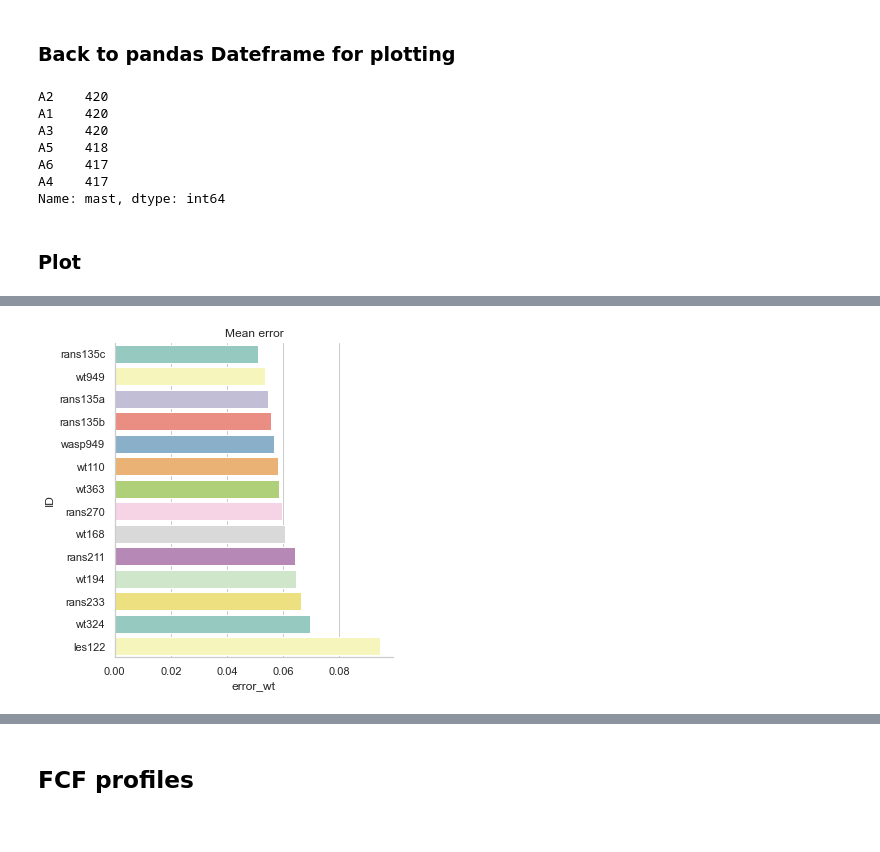
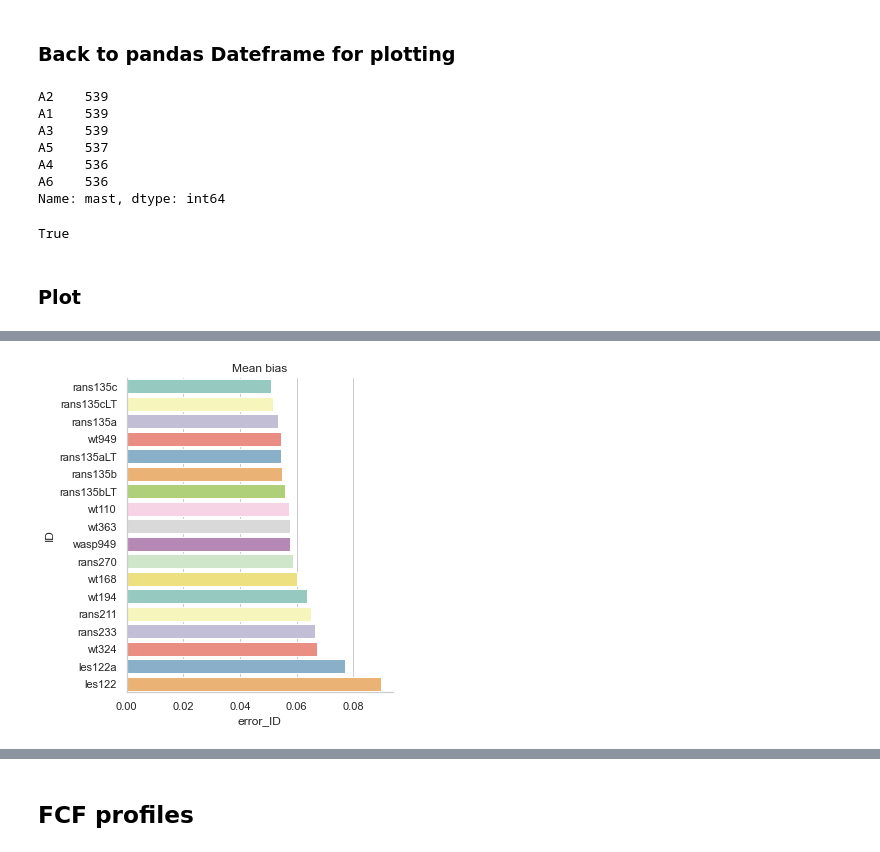
Before and after one commit to windbench/alaizNSC, a Jupyter notebook: nscResults.ipynb, the cells around one changed output, grey strips where cells are left out. Drawn from its saved outputs; the diff is of its cells as text; code cells hidden in the pictures.

Commit message:
Correct sample size weighted average of error and bias values.

```diff
--- a/nscResults.ipynb
+++ b/nscResults.ipynb
@@ -192,7 +272,7 @@ ds_error = ds_all.sel(Sector=norsSectors, mast=['A1', 'A2', 'A3', 'A4', 'A5', 'A
 # %% [markdown]
 ### Back to pandas Dateframe for plotting
 # %%
-df_error = ds_error.sel(z=118)[['error', 'samples']].to_dataframe()
+df_error = ds_error.sel(z=118)[['error', 'bias', 'samples']].to_dataframe()
 df_error = df_error.drop(columns=['z'])
 df_error = df_error.reset_index()
 df_error = df_error[df_error.ID != 'obs']
@@ -203,25 +283,44 @@ df_error = df_error.replace({'Stability': 'n'}, 'Neutral')
 df_error = df_error.replace({'Stability': 's'}, 'Stable')
 
 # focus on A1-A6 masts
-df_error = df_error[df_error.mast.isin(['A1', 'A2', 'A3', 'A4', 'A5', 'A6'])]
 df_error.mast.value_counts()
 # %% [output]
-A2    420
-A1    420
-A3    420
-A5    418
-A6    417
-A4    417
+A2    539
+A1    539
+A3    539
+A5    537
+A4    536
+A6    536
 Name: mast, dtype: int64
-# %%
-# weighted mean error
-gp = df_error.groupby(['ID', 'Stability', 'mast'])
-df_error['error_wt'] = df_error.error * df_error.samples / gp.samples.transform('sum')
-df_error['error_wt'] = gp.error_wt.transform('sum')
-
-gp = df_error.groupby(['ID', 'Stability', 'nors', 'mast'])
-df_error['error_ns_wt'] = df_error.error * df_error.samples / gp.samples.transform('sum')
-df_error['error_ns_wt'] = gp.error_ns_wt.transform('sum')
+# %%
+# verification
+gp = df_error.groupby(['ID', 'Stability', 'Sector', 'mast'])
+df_error['errbis'] = df_error.error * df_error.samples / gp.samples.transform('sum')
+df_error['errbis'] = gp.errbis.transform('sum')
+print((df_error.errbis - df_error.error).sum()<1e-5)
+
+# weighted mean error
+gp = df_error.groupby(['ID'])
+df_error['error_ID'] = df_error.error * df_error.samples / gp.samples.transform('sum')
+df_error['error_ID'] = gp.error_ID.transform('sum')
+
+gp = df_error.groupby(['ID'])
+df_error['bias_ID'] = df_error.bias * df_error.samples / gp.samples.transform('sum')
+df_error['bias_ID'] = gp.bias_ID.transform('sum')
+
+gp = df_error.groupby(['ID', 'mast'])
+df_error['error_mast'] = df_error.error * df_error.samples / gp.samples.transform('sum')
+df_error['error_mast'] = gp.error_mast.transform('sum')
+
+gp = df_error.groupby(['ID', 'Stability', 'nors'])
+df_error['error_ns_wt'] = df_error.error * df_error.samples / gp.samples.transform('sum')
+df_error['error_ns_wt'] = gp.error_ns_wt.transform('sum')
+
+gp = df_error.groupby(['ID', 'Stability', 'nors'])
+df_error['bias_ns_wt'] = df_error.bias * df_error.samples / gp.samples.transform('sum')
+df_error['bias_ns_wt'] = gp.bias_ns_wt.transform('sum')
+# %% [output]
+True
 # %% [markdown]
 ### Plot
 # %%
@@ -230,9 +329,9 @@ custom_dict = {'linear': 0, 'rans': 1, 'les': 3, 'obs' : 4, 'u':0,'n':1,'s':2, '
 # %%
-df_plot = df_error.groupby(['ID']).mean().sort_values(by=['error_wt']).reset_index()[['ID', 'error', 'error_wt']]
+df_plot = df_error.groupby(['ID']).mean().sort_values(by=['error_ID']).reset_index()[['ID', 'error', 'error_ID', 'bias_ID']]
 print(df_plot)
 
 sns.set(style="whitegrid")
-g = sns.catplot(x="error_wt", y="ID", kind="bar", data=df_plot, palette='Set3')
-plt.title("Mean error")
+g = sns.catplot(x="error_ID", y="ID", kind="bar", data=df_plot, palette='Set3')
+plt.title("Mean bias")
 saved_sort_order = dict((v,k) for k,v in df_plot.ID.to_dict().items())
 # %% [output]
@@ -254,4 +357,4 @@ saved_sort_order = dict((v,k) for k,v in df_plot.ID.to_dict().items())
-[figure, old version]
+[figure, new version]
 # %%
 df_plot = df_error.groupby(['ID', 'mast']).mean().reset_index()
 df_plot.sort_values(by=['mast', 'ID'], key=lambda x: x.map(saved_sort_order), inplace=True)
```
Also changed, not shown: parts of 29 cells of this notebook.
